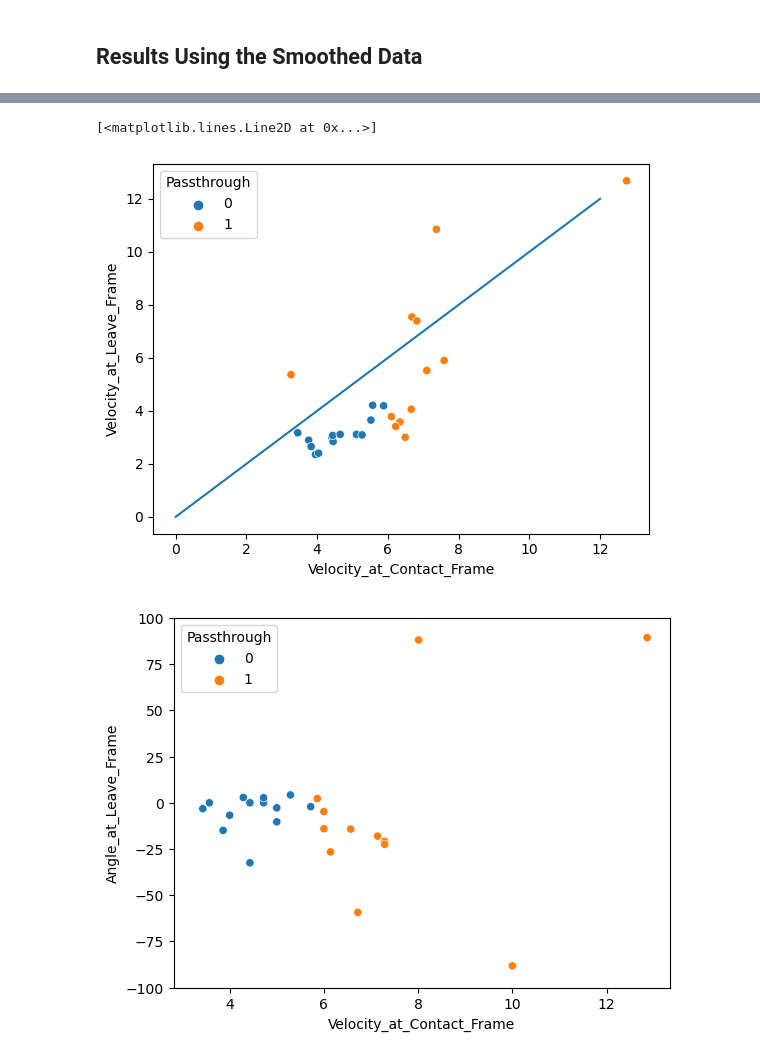
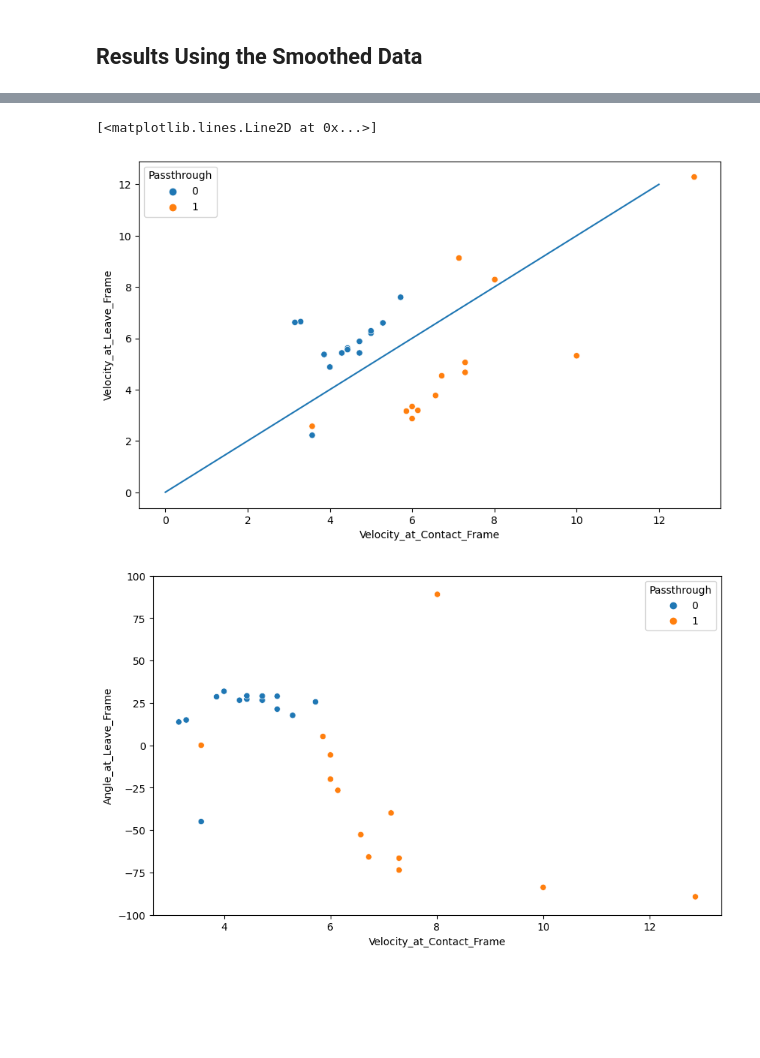
Before and after one commit to Hari31416/mini-project, a Jupyter notebook: data/Analysis_of_Results.ipynb, the cells around one changed output, grey strips where cells are left out. Saved outputs shown, nothing was run; the diff lists cells and outputs as text; code cells hidden in the pictures; blank space fills up the shorter version.

```diff
--- a/data/Analysis_of_Results.ipynb
+++ b/data/Analysis_of_Results.ipynb
@@ -9,6 +4,7 @@ Requirement already satisfied: numpy<1.25.0,>=1.17.3 in c:\users\kul78\.conda\en
 import pandas as pd
 import numpy as np
 import matplotlib.pyplot as plt
+import matplotlib
 # from plotly.offline import init_notebook_mode
 import seaborn as sns
 # import cufflinks as cf
@@ -16,6 +12,8 @@ import seaborn as sns
 # cf.go_offline()
 import warnings
 warnings.filterwarnings('ignore')
+plt.rcdefaults()
+matplotlib.rcParams['figure.figsize'] = (10, 6)
 # %% [markdown]
 # Loading The CSV Files
 # %%
@@ -53,7 +50,7 @@ plt.rcdefaults()
 # %%
-sns.scatterplot(x='Velocity_at_Contact_Frame', y='Velocity_at_Leave_Frame', data=smooth_df, hue="Passthrough")
+sns.scatterplot(x='Velocity_at_Contact_Frame', y='Velocity_at_Leave_Frame', data=raw_df, hue="Passthrough")
 X = np.linspace(0, 12, 100)
 plt.plot(X, X)
 # %% [output]
 [<matplotlib.lines.Line2D at 0x...>]
-[figure, old version]
+[figure, new version]
@@ -63,5 +58,5 @@ plt.rcdefaults()
 sns.scatterplot(x='Velocity_at_Contact_Frame', y='Angle_at_Leave_Frame', data=raw_df, hue="Passthrough")
 plt.ylim(-100, 100);
 # %% [output]
-[figure, old version]
+[figure, new version]
 # %%
```
Also changed, not shown: parts of 17 cells of this notebook, 16 other files.
